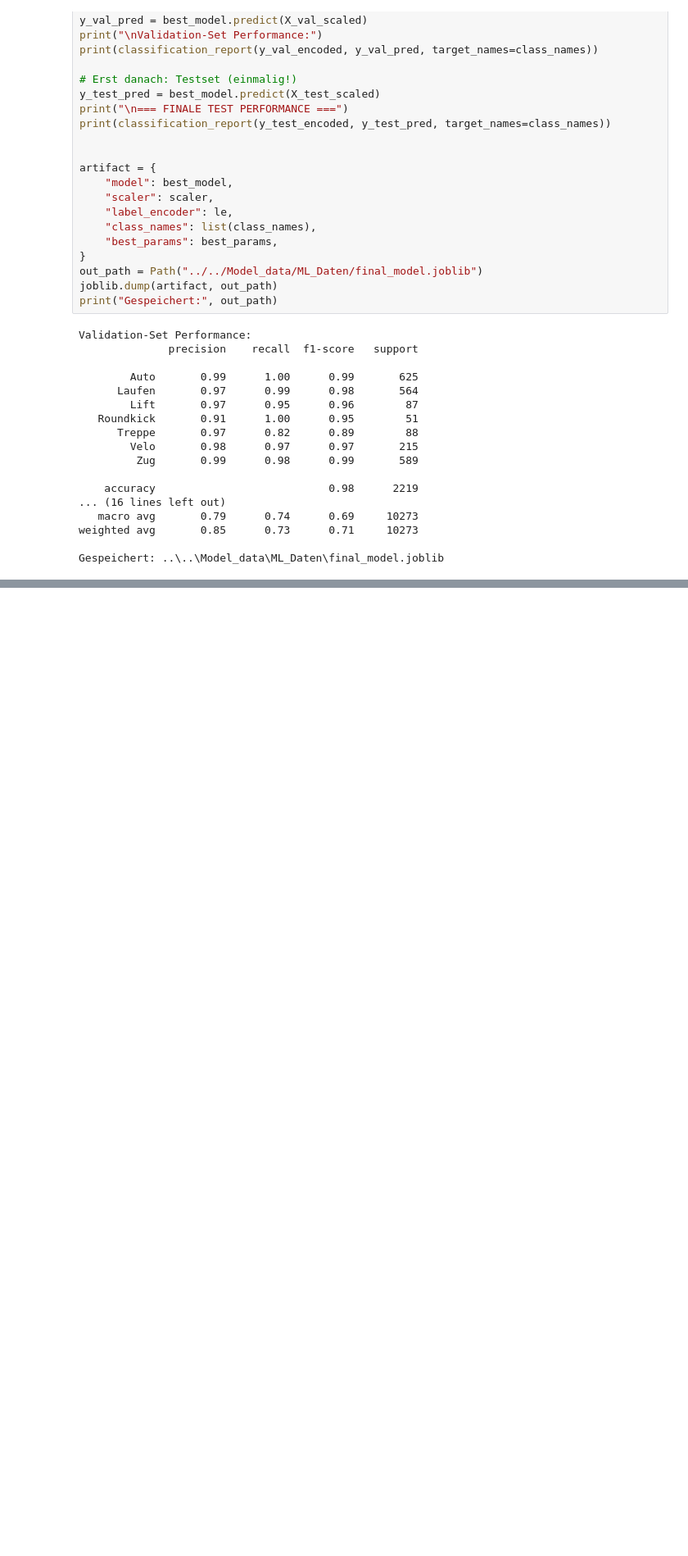
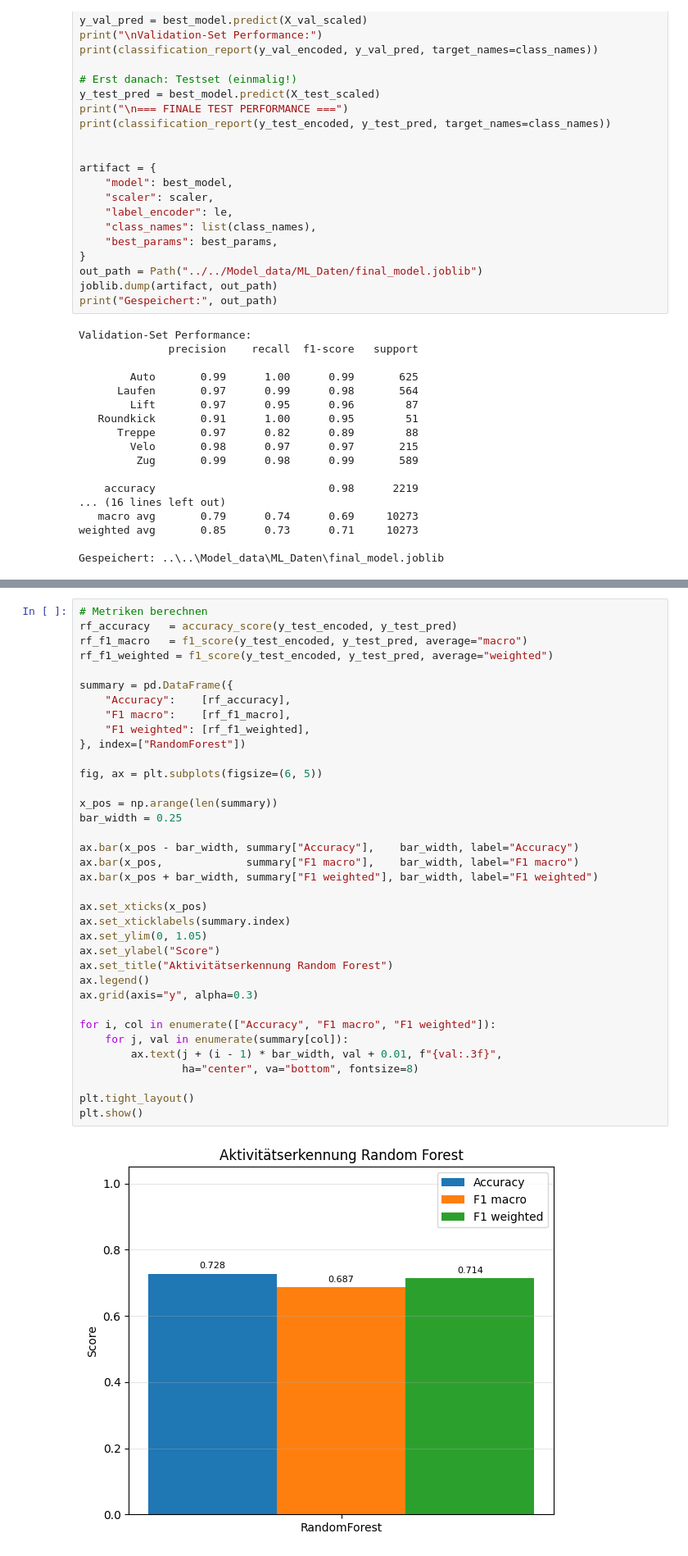
Before and after one commit to raphaelschuepbach/Sensor-based-Activity-Recognition, a Jupyter notebook: Model_Notebooks/ML/ML_Hyperparameter_tuning.ipynb, the cells around one changed output, grey strips where cells are left out. Shown at 82% size. Saved outputs shown, nothing was run; the diff lists cells and outputs as text; blank space fills up the shorter version.

```diff
--- a/Model_Notebooks/ML/ML_Hyperparameter_tuning.ipynb
+++ b/Model_Notebooks/ML/ML_Hyperparameter_tuning.ipynb
@@ -173,0 +188,38 @@ Gespeichert: ..\..\Model_data\ML_Daten\final_model.joblib
+# %%
+# Metriken berechnen
+rf_accuracy   = accuracy_score(y_test_encoded, y_test_pred)
+rf_f1_macro   = f1_score(y_test_encoded, y_test_pred, average="macro")
+rf_f1_weighted = f1_score(y_test_encoded, y_test_pred, average="weighted")
+
+summary = pd.DataFrame({
+    "Accuracy":    [rf_accuracy],
+    "F1 macro":    [rf_f1_macro],
+    "F1 weighted": [rf_f1_weighted],
+}, index=["RandomForest"])
+
+fig, ax = plt.subplots(figsize=(6, 5))
+
+x_pos = np.arange(len(summary))
+bar_width = 0.25
+
+ax.bar(x_pos - bar_width, summary["Accuracy"],    bar_width, label="Accuracy")
+ax.bar(x_pos,             summary["F1 macro"],    bar_width, label="F1 macro")
+ax.bar(x_pos + bar_width, summary["F1 weighted"], bar_width, label="F1 weighted")
+
+ax.set_xticks(x_pos)
+ax.set_xticklabels(summary.index)
+ax.set_ylim(0, 1.05)
+ax.set_ylabel("Score")
+ax.set_title("Aktivitätserkennung Random Forest")
+ax.legend()
+ax.grid(axis="y", alpha=0.3)
+
+for i, col in enumerate(["Accuracy", "F1 macro", "F1 weighted"]):
+    for j, val in enumerate(summary[col]):
+        ax.text(j + (i - 1) * bar_width, val + 0.01, f"{val:.3f}",
+                ha="center", va="bottom", fontsize=8)
+
+plt.tight_layout()
+plt.show()
+# %% [output]
+[figure, added]
```
Also changed, not shown: parts of 1 cell of this notebook, 1 other file.
